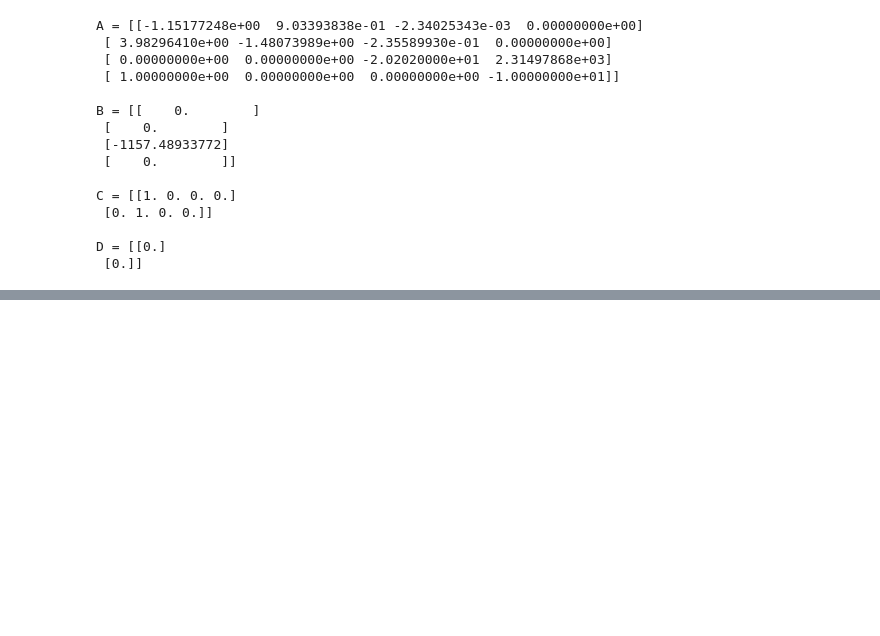
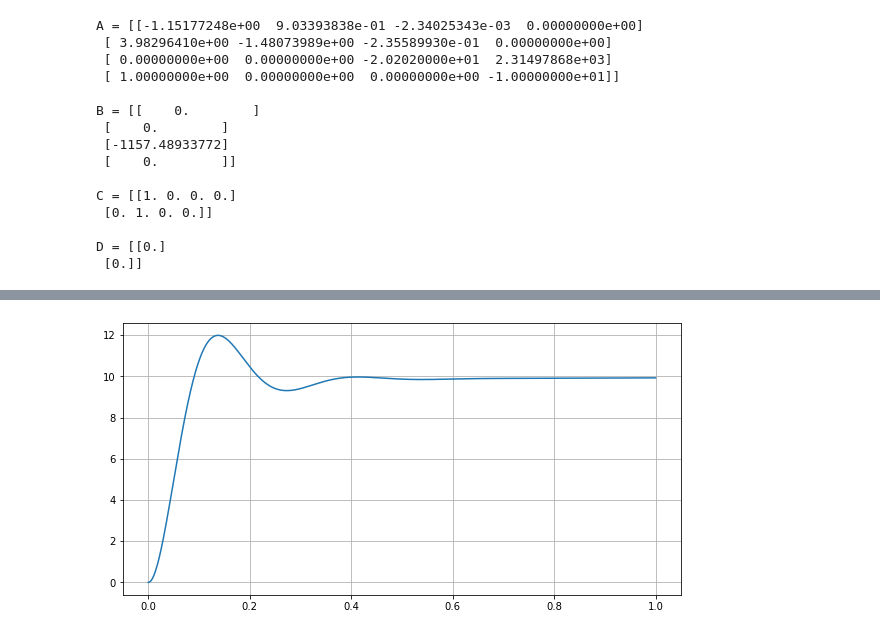
Before and after one commit to jgoppert/aae497-f19, a Jupyter notebook: lectures/2-F16-Intro-HW.ipynb, the cells around one changed output, grey strips where cells are left out. Saved outputs shown, nothing was run; the diff lists cells and outputs as text; code cells hidden in the pictures; blank space fills up the shorter version.

```diff
--- a/lectures/2-F16-Intro-HW.ipynb
+++ b/lectures/2-F16-Intro-HW.ipynb
@@ -146,0 +151,8 @@ control.nyquist(Go);
+# %%
+t, y = control.step_response(Gc, T=np.linspace(0, 1, 1000))
+plt.figure(figsize=(10, 5))
+plt.plot(t, 10*y)
+plt.grid()
+plt.show()
+# %% [output]
+[figure, added]
```
Also changed, not shown: parts of 11 cells of this notebook.
